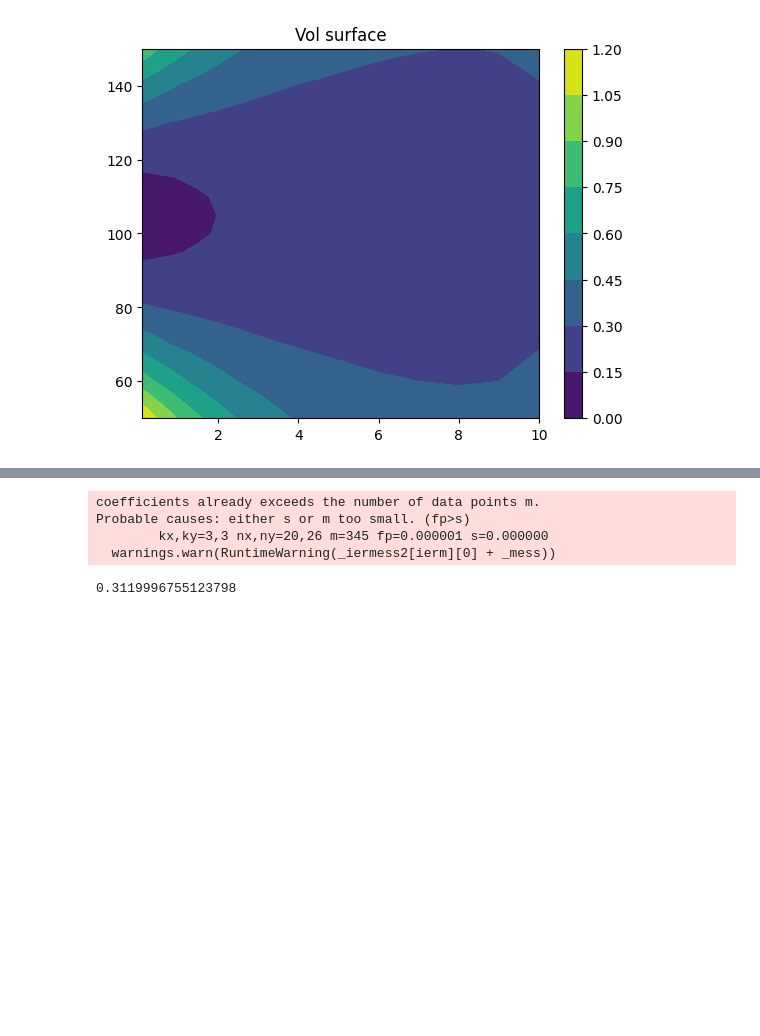
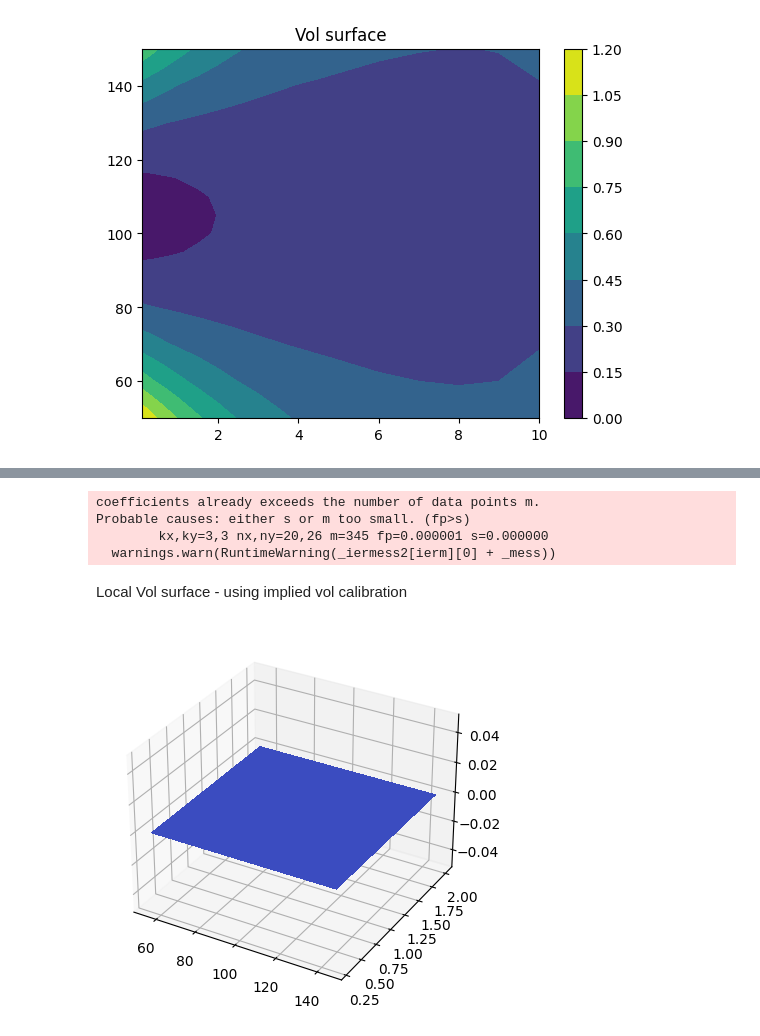
Before and after one commit to KYLChiu/ExoticMonteCarloEngine, a Jupyter notebook: python/ExoticEngine/ImpliedVolCalibration.ipynb, the cells around one changed output, grey strips where cells are left out. Saved outputs shown, nothing was run; the diff lists cells and outputs as text; code cells hidden in the pictures; blank space fills up the shorter version.

```diff
--- a/python/ExoticEngine/ImpliedVolCalibration.ipynb
+++ b/python/ExoticEngine/ImpliedVolCalibration.ipynb
@@ -82,8 +79,26 @@ Probable causes: either s or m too small. (fp>s)
-# %%
-local_vol.local_vol_dupire(60, 9)
-# %% [output]
-coefficients already exceeds the number of data points m.
-Probable causes: either s or m too small. (fp>s)
-        kx,ky=3,3 nx,ny=20,26 m=345 fp=0.000001 s=0.000000
-  warnings.warn(RuntimeWarning(_iermess2[ierm][0] + _mess))
-0.3119996755123798
+# %%
+Ks = np.linspace(55,145,20)
+Ts = np.linspace(0.3,2,15)
+local_vol_surface = np.zeros([20,15])
+local_vol_surface_dupire = np.zeros([20,15])
+# %%
+# interpolation is extremely slow...!! Why so slow...?
+for i,k in enumerate(Ks):
+    for j,t in enumerate(Ts):
+        #local_vol_surface[i][j] = local_vol.local_vol(k,t)
+        local_vol_surface_dupire[i][j] = local_vol.local_vol_dupire(k,t)
+# %% [output]
+coefficients already exceeds the number of data points m.
+Probable causes: either s or m too small. (fp>s)
+        kx,ky=3,3 nx,ny=20,26 m=345 fp=0.000001 s=0.000000
+  warnings.warn(RuntimeWarning(_iermess2[ierm][0] + _mess))
+# %%
+TT, KK = np.meshgrid(Ts, Ks)
+# %% [markdown]
+Local Vol surface - using implied vol calibration
+# %%
+fig, ax = plt.subplots(subplot_kw={"projection": "3d"})
+surf = ax.plot_surface(KK, TT, local_vol_surface, cmap=cm.coolwarm, linewidth=0, antialiased=False
+        )
+# %% [output]
+[figure, added]
```
Also changed, not shown: parts of 8 cells of this notebook.
